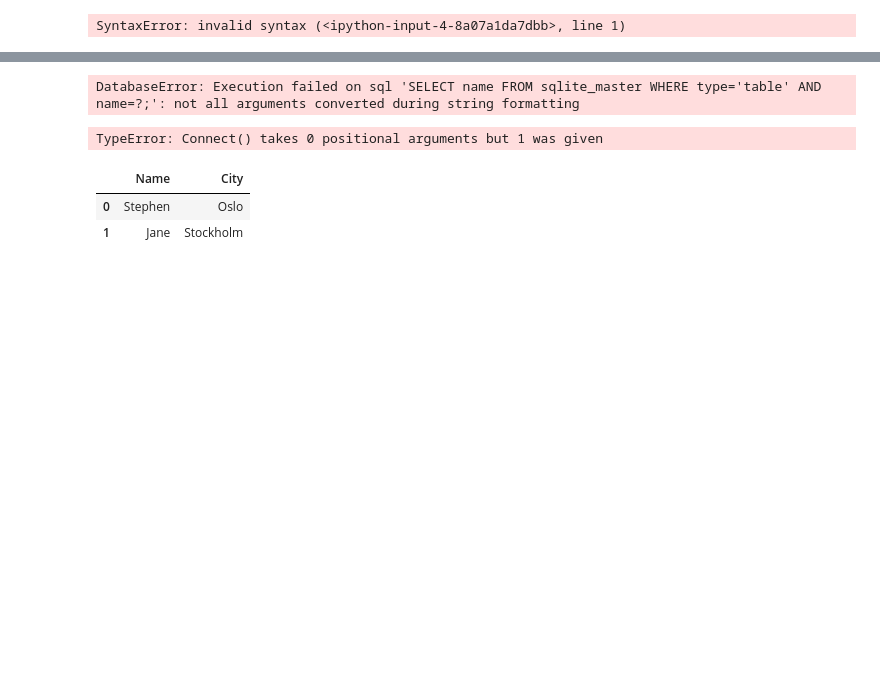
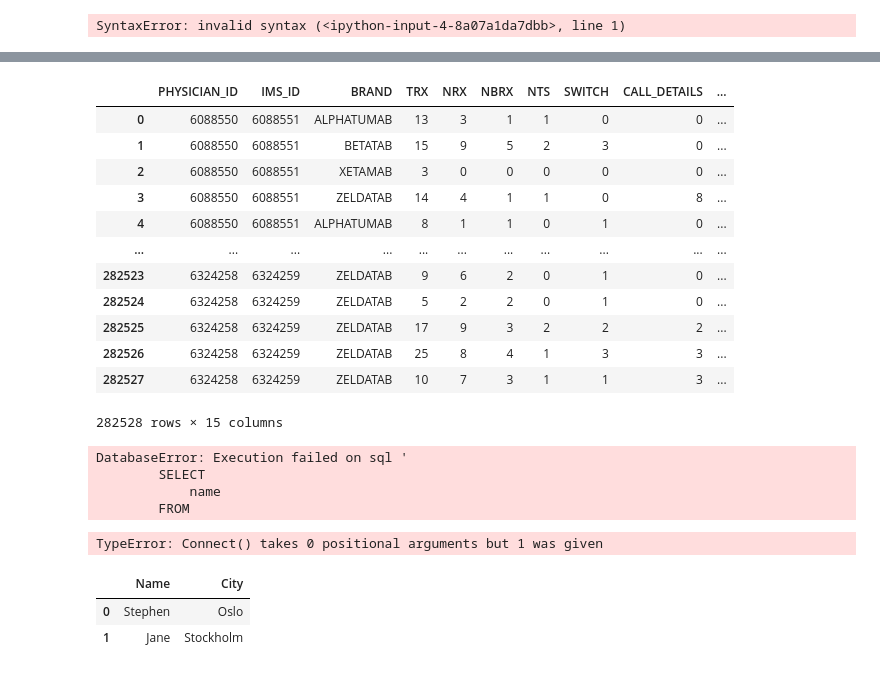
Before and after one commit to Amoghm123/pharmatest, a Jupyter notebook: Untitled.ipynb, the cells around one changed output, grey strips where cells are left out. Drawn from its saved outputs; the diff is of its cells as text; code cells hidden in the pictures; blank space fills up the shorter version.

```diff
--- a/Untitled.ipynb
+++ b/Untitled.ipynb
@@ -85,8 +67,27 @@ Note: you may need to restart the kernel to use updated packages.
+# %%
+table
+# %% [output]
+|  | PHYSICIAN_ID | IMS_ID | BRAND | TRX | NRX | NBRX | NTS | SWITCH | CALL_DETAILS | ... |
+| 0 | 6088550 | 6088551 | ALPHATUMAB | 13 | 3 | 1 | 1 | 0 | 0 | ... |
+| 1 | 6088550 | 6088551 | BETATAB | 15 | 9 | 5 | 2 | 3 | 0 | ... |
+| 2 | 6088550 | 6088551 | XETAMAB | 3 | 0 | 0 | 0 | 0 | 0 | ... |
+| 3 | 6088550 | 6088551 | ZELDATAB | 14 | 4 | 1 | 1 | 0 | 8 | ... |
+| 4 | 6088550 | 6088551 | ALPHATUMAB | 8 | 1 | 1 | 0 | 1 | 0 | ... |
+| ... | ... | ... | ... | ... | ... | ... | ... | ... | ... | ... |
+| 282523 | 6324258 | 6324259 | ZELDATAB | 9 | 6 | 2 | 0 | 1 | 0 | ... |
+| 282524 | 6324258 | 6324259 | ZELDATAB | 5 | 2 | 2 | 0 | 1 | 0 | ... |
+| 282525 | 6324258 | 6324259 | ZELDATAB | 17 | 9 | 3 | 2 | 2 | 2 | ... |
+| 282526 | 6324258 | 6324259 | ZELDATAB | 25 | 8 | 4 | 1 | 3 | 3 | ... |
+| 282527 | 6324258 | 6324259 | ZELDATAB | 10 | 7 | 3 | 1 | 1 | 3 | ... |
+282528 rows × 15 columns
 # %%
 from snowflake.connector.pandas_tools import pd_writer
-table.to_sql('customers',  index=False, method=pd_writer,con=con)
+table.to_sql('customers',connection, index=False, method=pd_writer)
 # %% [output]
-DatabaseError: Execution failed on sql 'SELECT name FROM sqlite_master WHERE type='table' AND name=?;': not all arguments converted during string formatting
+DatabaseError: Execution failed on sql '
+        SELECT
+            name
+        FROM
 # %%
 con = snowflake.connector.connect(
     user='AMOGHMOTHKUR',
```
Also changed, not shown: parts of 1 cell of this notebook.
